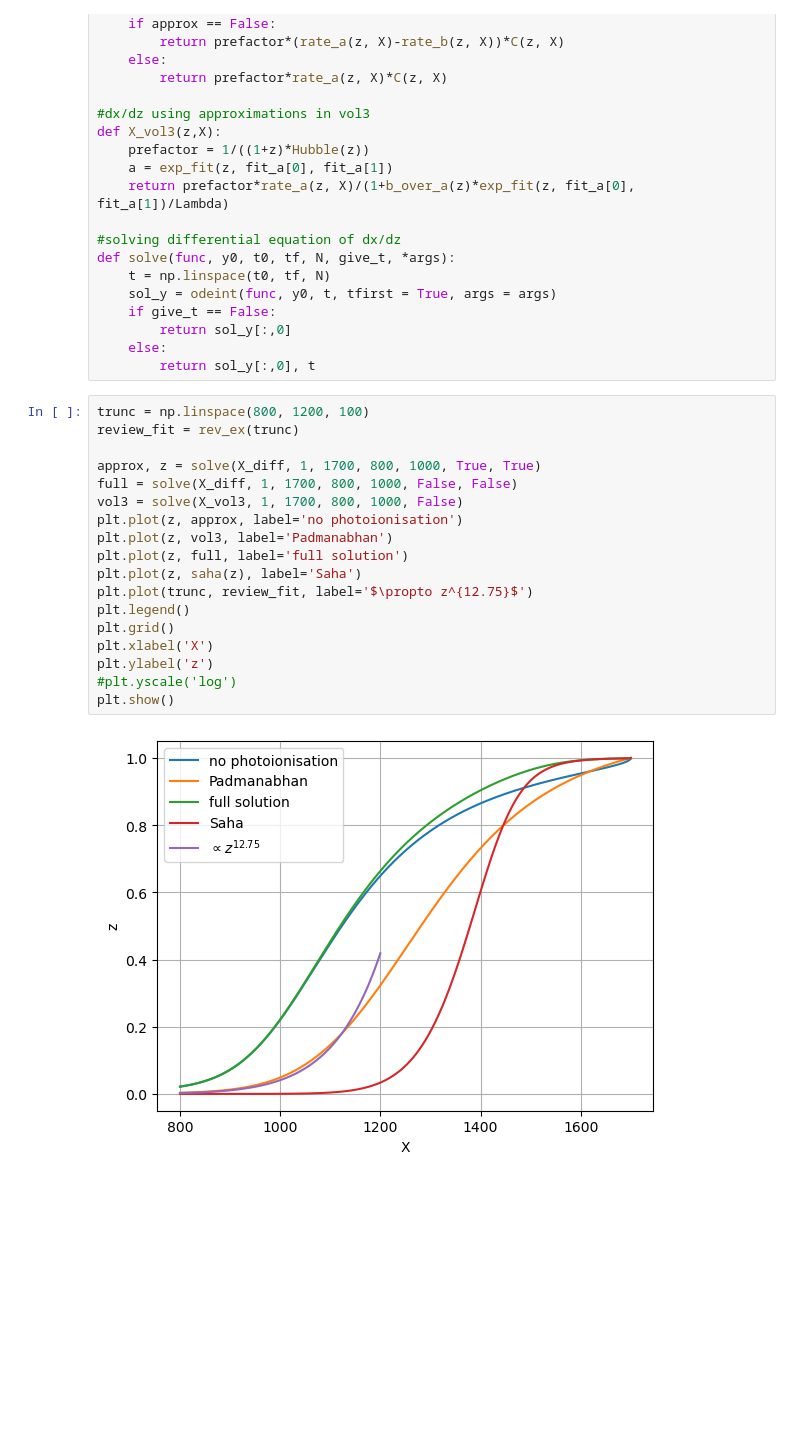
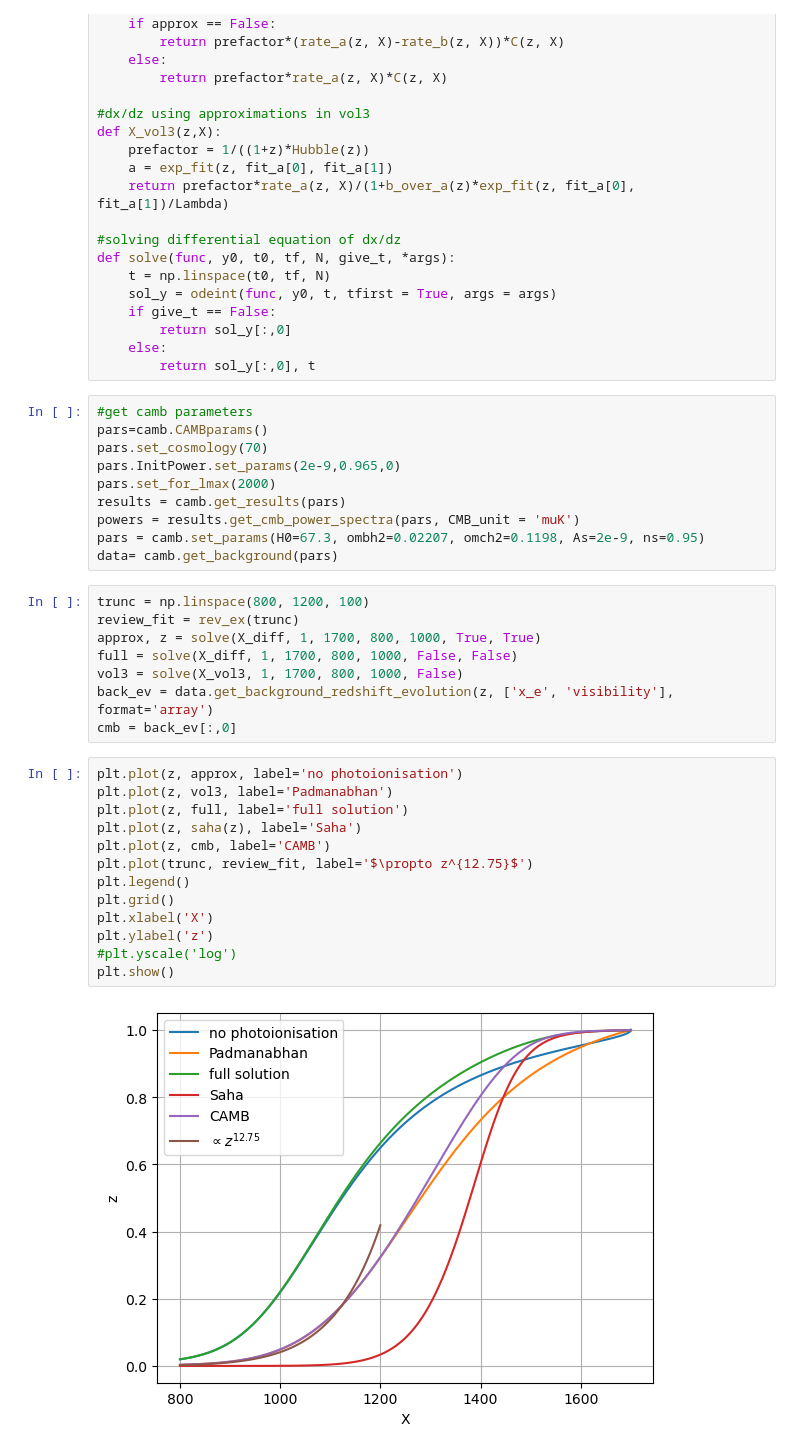
Before and after one commit to dlehdgk/msc_project, a Jupyter notebook: X analysis.ipynb, the cells around one changed output. Cells and saved outputs as stored; diff of their text form; blank space fills up the shorter version.

Commit message:
Added CAMB plot to X analysis

```diff
--- a/X analysis.ipynb
+++ b/X analysis.ipynb
@@ -45,23 +47,36 @@ def solve(func, y0, t0, tf, N, give_t, *args):
         return sol_y[:,0]
     else:
         return sol_y[:,0], t
+# %%
+#get camb parameters
+pars=camb.CAMBparams()
+pars.set_cosmology(70)
+pars.InitPower.set_params(2e-9,0.965,0)
+pars.set_for_lmax(2000)
+results = camb.get_results(pars)
+powers = results.get_cmb_power_spectra(pars, CMB_unit = 'muK')
+pars = camb.set_params(H0=67.3, ombh2=0.02207, omch2=0.1198, As=2e-9, ns=0.95)
+data= camb.get_background(pars)
 # %%
 trunc = np.linspace(800, 1200, 100)
 review_fit = rev_ex(trunc)
-
 approx, z = solve(X_diff, 1, 1700, 800, 1000, True, True)
 full = solve(X_diff, 1, 1700, 800, 1000, False, False)
 vol3 = solve(X_vol3, 1, 1700, 800, 1000, False)
-plt.plot(z, approx, label='no photoionisation')
-plt.plot(z, vol3, label='Padmanabhan')
-plt.plot(z, full, label='full solution')
-plt.plot(z, saha(z), label='Saha')
-plt.plot(trunc, review_fit, label='$\propto z^{12.75}$')
-plt.legend()
-plt.grid()
-plt.xlabel('X')
-plt.ylabel('z')
-#plt.yscale('log')
-plt.show()
+back_ev = data.get_background_redshift_evolution(z, ['x_e', 'visibility'], format='array')
+cmb = back_ev[:,0]
-# %% [output]
-[figure, removed]
+# %%
+plt.plot(z, approx, label='no photoionisation')
+plt.plot(z, vol3, label='Padmanabhan')
+plt.plot(z, full, label='full solution')
+plt.plot(z, saha(z), label='Saha')
+plt.plot(z, cmb, label='CAMB')
+plt.plot(trunc, review_fit, label='$\propto z^{12.75}$')
+plt.legend()
+plt.grid()
+plt.xlabel('X')
+plt.ylabel('z')
+#plt.yscale('log')
+plt.show()
+# %% [output]
+[figure, added]
```
Also changed, not shown: parts of 1 cell of this notebook, 2 other files.
